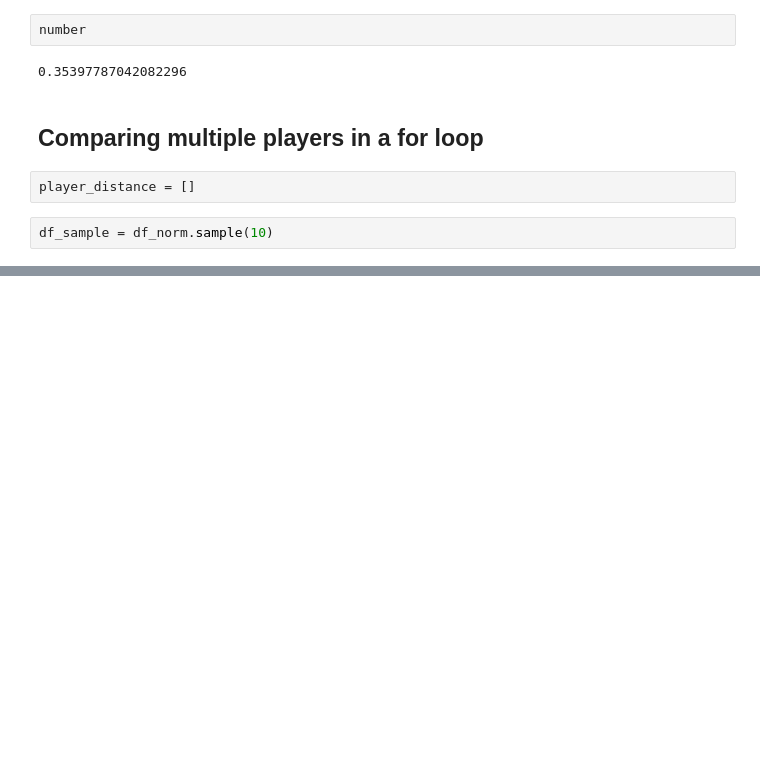
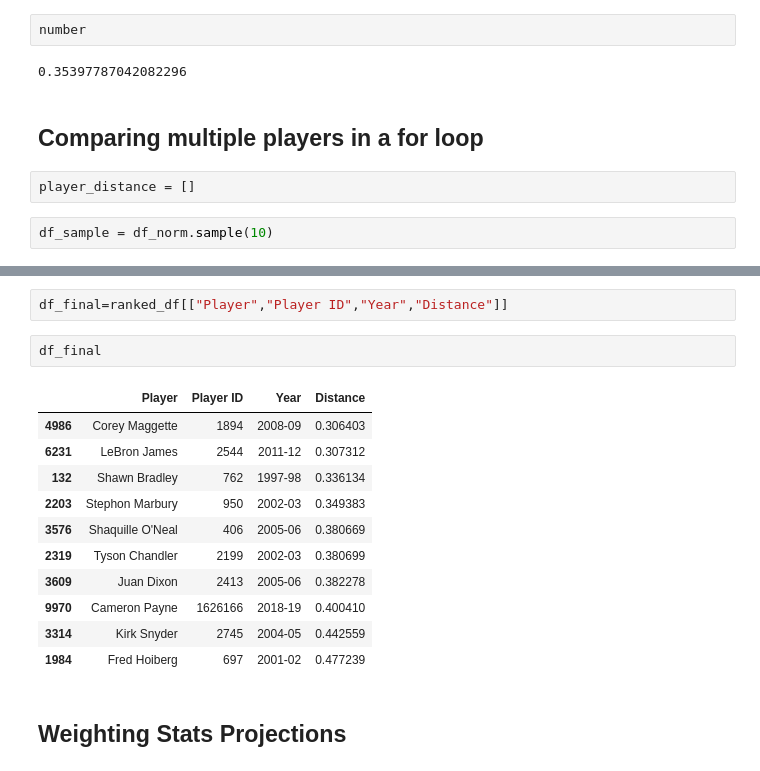
Before and after one commit to onat-the-wanderer/Knn-NBA-Fantasy-Model, a Jupyter notebook: Untitled.ipynb, the cells around one changed output, grey strips where cells are left out. Cells and saved outputs as stored; diff of their text form; blank space fills up the shorter version.

```diff
--- a/Untitled.ipynb
+++ b/Untitled.ipynb
@@ -579,0 +648,18 @@ df_sample = df_norm.sample(10)
+# %%
+df_final=ranked_df[["Player","Player ID","Year","Distance"]]
+# %%
+df_final
+# %% [output]
+|  | Player | Player ID | Year | Distance |
+| 4986 | Corey Maggette | 1894 | 2008-09 | 0.306403 |
+| 6231 | LeBron James | 2544 | 2011-12 | 0.307312 |
+| 132 | Shawn Bradley | 762 | 1997-98 | 0.336134 |
+| 2203 | Stephon Marbury | 950 | 2002-03 | 0.349383 |
+| 3576 | Shaquille O'Neal | 406 | 2005-06 | 0.380669 |
+| 2319 | Tyson Chandler | 2199 | 2002-03 | 0.380699 |
+| 3609 | Juan Dixon | 2413 | 2005-06 | 0.382278 |
+| 9970 | Cameron Payne | 1626166 | 2018-19 | 0.400410 |
+| 3314 | Kirk Snyder | 2745 | 2004-05 | 0.442559 |
+| 1984 | Fred Hoiberg | 697 | 2001-02 | 0.477239 |
+# %% [markdown]
+## Weighting Stats Projections
```
Also changed, not shown: parts of 13 cells of this notebook.
